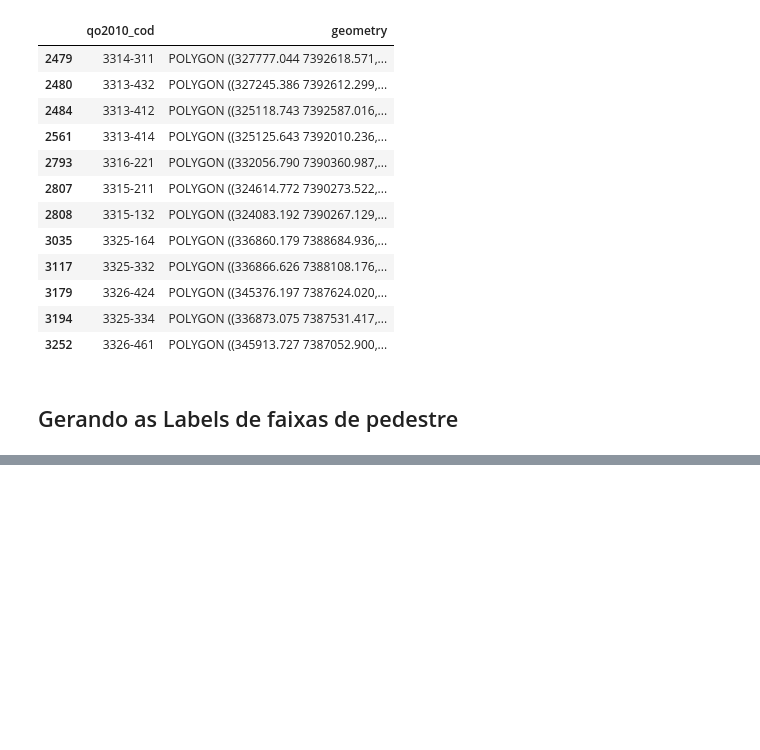
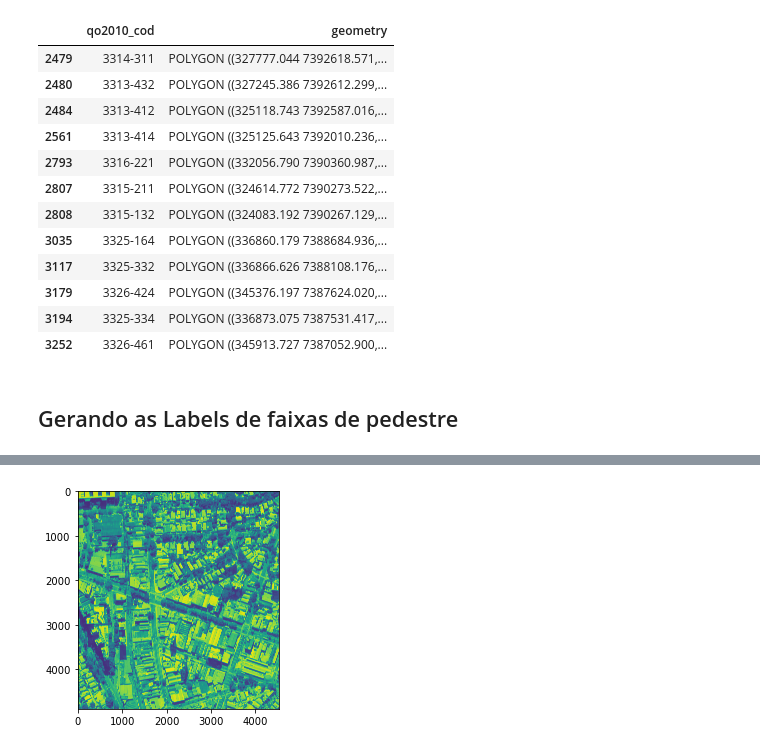
Before and after one commit to AndaSampa/faixas-de-pedestre, a Jupyter notebook: 00 - Preparando dados para o treinamento por aprendizado de máquina.ipynb, the cells around one changed output, grey strips where cells are left out. Saved outputs shown, nothing was run; the diff lists cells and outputs as text; code cells hidden in the pictures; blank space fills up the shorter version.

```diff
--- a/00 - Preparando dados para o treinamento por aprendizado de máquina.ipynb
+++ b/00 - Preparando dados para o treinamento por aprendizado de máquina.ipynb
@@ -37,0 +89,5 @@ gdf_scm[gdf_scm['qo2010_cod'].isin(licoes_utilizadas)]
+# %%
+pyplot.imshow(dataset.read(1))
+pyplot.show()
+# %% [output]
+[figure, added]
```
Also changed, not shown: parts of 29 cells of this notebook, 6 other files.
